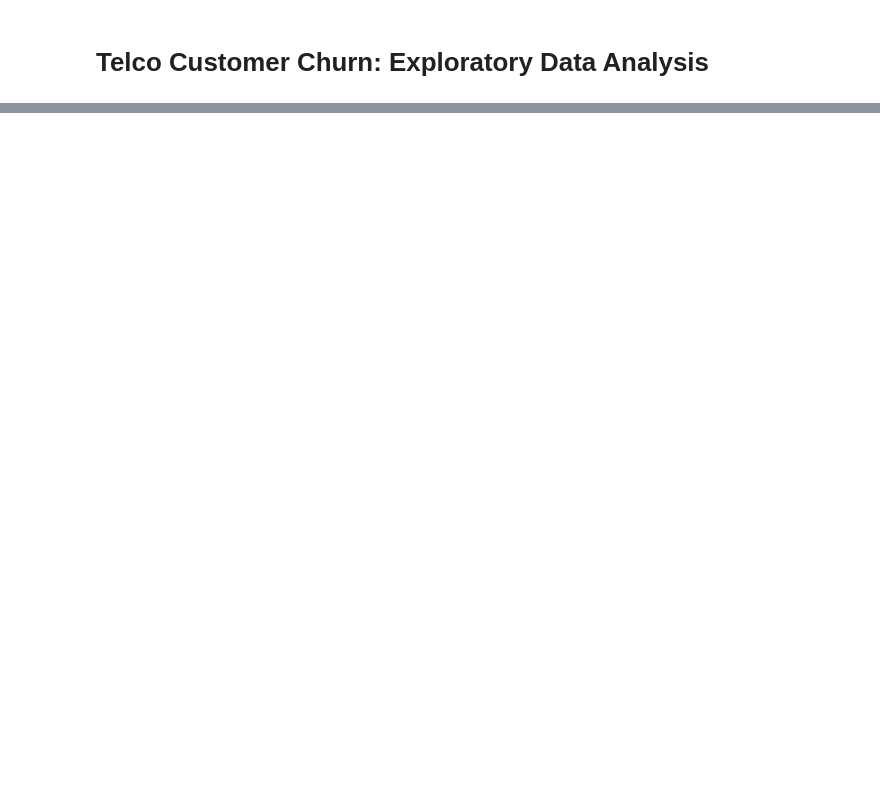
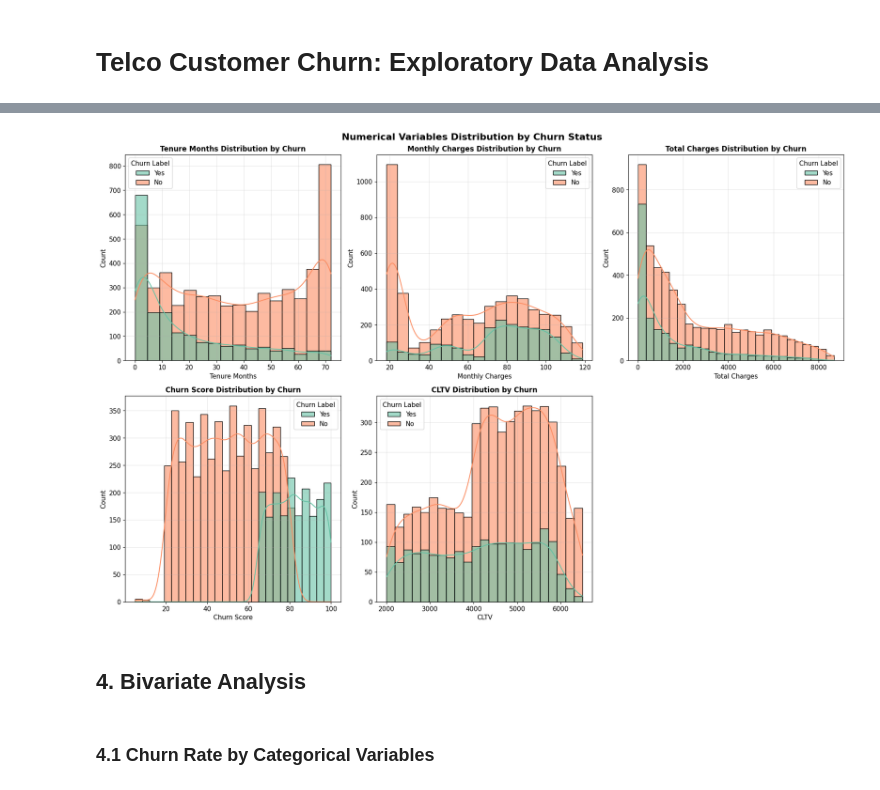
Before and after one commit to lintosunny/churn-x, a Jupyter notebook: ml/notebooks/eda.ipynb, the cells around one changed output, grey strips where cells are left out. Cells and saved outputs as stored; diff of their text form; code cells hidden in the pictures; blank space fills up the shorter version.

```diff
--- a/ml/notebooks/eda.ipynb
+++ b/ml/notebooks/eda.ipynb
@@ -186,0 +331,24 @@ df.to_csv(r"C:\Users\linto\Code\churn-x\telcoData\cleaned_Telco_customer_churn.c
+# %%
+# Distribution plots with churn comparison
+fig, axes = plt.subplots(2, 3, figsize=(18, 12))
+axes = axes.ravel()
+
+for i, col in enumerate(numerical_cols):
+    # Plot KDE for both churn groups
+    sns.histplot(data=df_clean, x=col, hue='Churn Label',
+                kde=True, ax=axes[i], alpha=0.6)
+    axes[i].set_title(f'{col} Distribution by Churn', fontsize=12, fontweight='bold')
+    axes[i].grid(alpha=0.3)
+
+# Remove the last empty subplot
+fig.delaxes(axes[-1])
+
+plt.suptitle('Numerical Variables Distribution by Churn Status', fontsize=16, fontweight='bold')
+plt.tight_layout()
+plt.show()
+# %% [output]
+[figure, added]
+# %% [markdown]
+## 4. Bivariate Analysis
+# %% [markdown]
+### 4.1 Churn Rate by Categorical Variables
```
Also changed, not shown: parts of 70 cells of this notebook, 8 other files.
